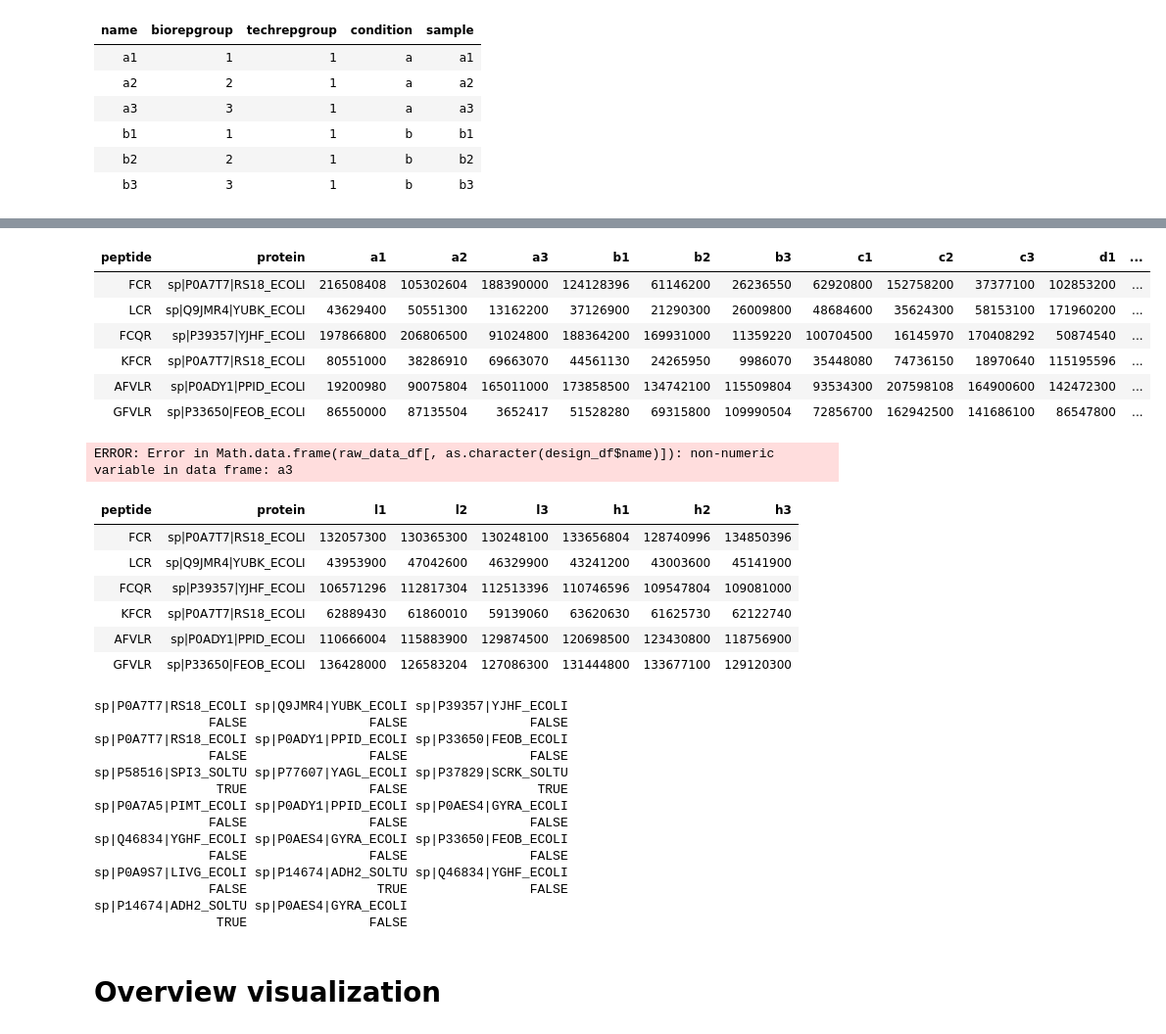
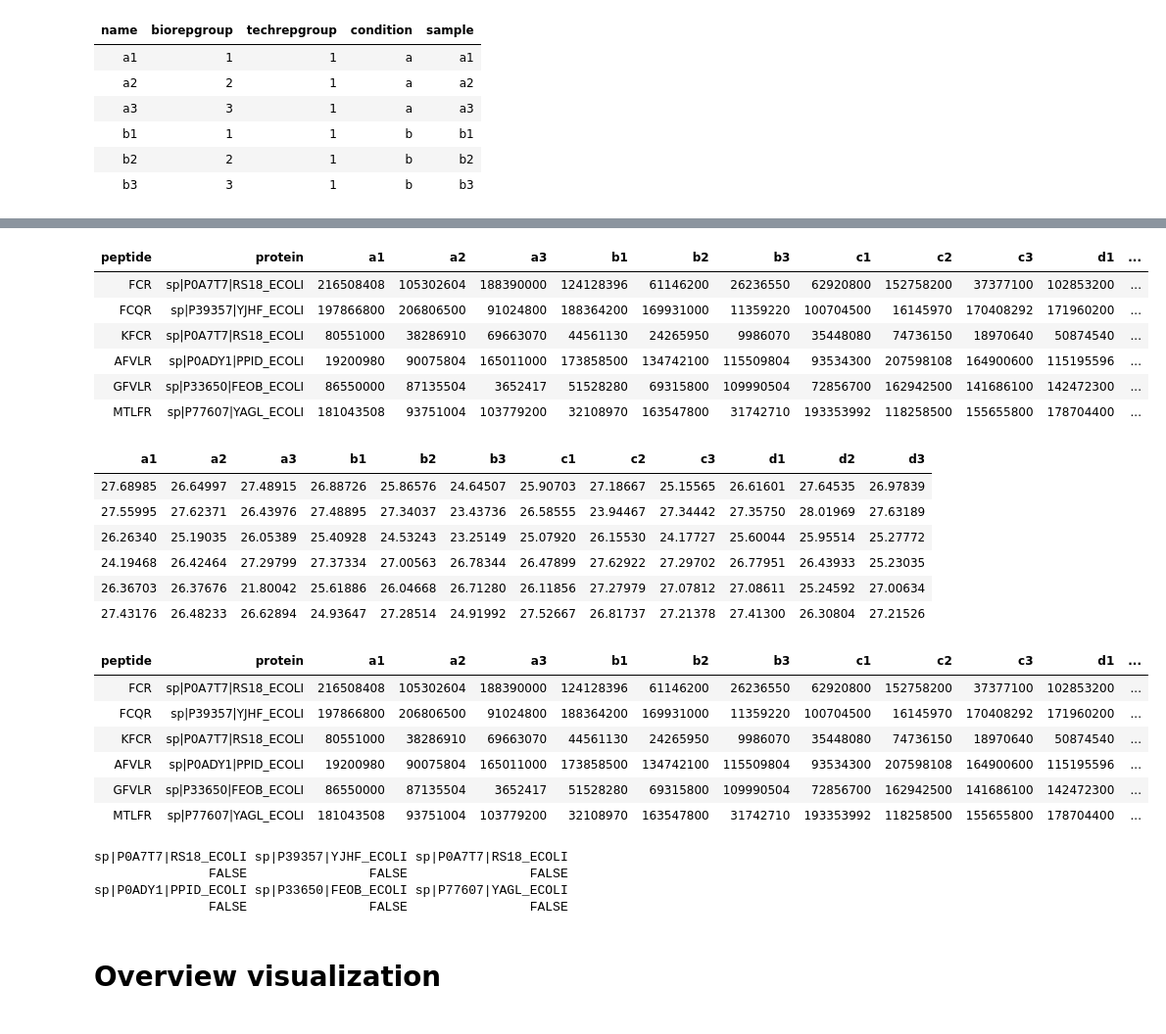
Before and after one commit to Jakob37/ResearchSchoolAlgorithmsInBioinformatics, a Jupyter notebook: project/analyze_data.ipynb, the cells around one changed output, grey strips where cells are left out. Shown at 98% size. Cells and saved outputs as stored; diff of their text form; code cells hidden in the pictures.

```diff
--- a/project/analyze_data.ipynb
+++ b/project/analyze_data.ipynb
@@ -74,30 +54,35 @@ raw_data_df[, as.character(design_df$name)]
 # %%
 raw_data_df <- read.csv(expression_fp, sep="\t")
 head(raw_data_df)
-# raw_data_df$peptide <- as.character(raw_data_df$peptide)
-# raw_data_df$protein <- as.character(raw_data_df$protein)
-# # head(raw_data_df)
+raw_data_df$peptide <- as.character(raw_data_df$peptide)
+raw_data_df$protein <- as.character(raw_data_df$protein)
 data_df <- log2(raw_data_df[, as.character(design_df$name)])
-# head(data_df)
+head(data_df)
 # %% [output]
 | peptide | protein | a1 | a2 | a3 | b1 | b2 | b3 | c1 | c2 | c3 | d1 | ... |
 | FCR | sp|P0A7T7|RS18_ECOLI | 216508408 | 105302604 | 188390000 | 124128396 | 61146200 | 26236550 | 62920800 | 152758200 | 37377100 | 102853200 | ... |
-| LCR | sp|Q9JMR4|YUBK_ECOLI | 43629400 | 50551300 | 13162200 | 37126900 | 21290300 | 26009800 | 48684600 | 35624300 | 58153100 | 171960200 | ... |
-| FCQR | sp|P39357|YJHF_ECOLI | 197866800 | 206806500 | 91024800 | 188364200 | 169931000 | 11359220 | 100704500 | 16145970 | 170408292 | 50874540 | ... |
-| KFCR | sp|P0A7T7|RS18_ECOLI | 80551000 | 38286910 | 69663070 | 44561130 | 24265950 | 9986070 | 35448080 | 74736150 | 18970640 | 115195596 | ... |
-| AFVLR | sp|P0ADY1|PPID_ECOLI | 19200980 | 90075804 | 165011000 | 173858500 | 134742100 | 115509804 | 93534300 | 207598108 | 164900600 | 142472300 | ... |
-| GFVLR | sp|P33650|FEOB_ECOLI | 86550000 | 87135504 | 3652417 | 51528280 | 69315800 | 109990504 | 72856700 | 162942500 | 141686100 | 86547800 | ... |
+| FCQR | sp|P39357|YJHF_ECOLI | 197866800 | 206806500 | 91024800 | 188364200 | 169931000 | 11359220 | 100704500 | 16145970 | 170408292 | 171960200 | ... |
+| KFCR | sp|P0A7T7|RS18_ECOLI | 80551000 | 38286910 | 69663070 | 44561130 | 24265950 | 9986070 | 35448080 | 74736150 | 18970640 | 50874540 | ... |
+| AFVLR | sp|P0ADY1|PPID_ECOLI | 19200980 | 90075804 | 165011000 | 173858500 | 134742100 | 115509804 | 93534300 | 207598108 | 164900600 | 115195596 | ... |
+| GFVLR | sp|P33650|FEOB_ECOLI | 86550000 | 87135504 | 3652417 | 51528280 | 69315800 | 109990504 | 72856700 | 162942500 | 141686100 | 142472300 | ... |
+| MTLFR | sp|P77607|YAGL_ECOLI | 181043508 | 93751004 | 103779200 | 32108970 | 163547800 | 31742710 | 193353992 | 118258500 | 155655800 | 178704400 | ... |
-ERROR: Error in Math.data.frame(raw_data_df[, as.character(design_df$name)]): non-numeric variable in data frame: a3
+| a1 | a2 | a3 | b1 | b2 | b3 | c1 | c2 | c3 | d1 | d2 | d3 |
+| 27.68985 | 26.64997 | 27.48915 | 26.88726 | 25.86576 | 24.64507 | 25.90703 | 27.18667 | 25.15565 | 26.61601 | 27.64535 | 26.97839 |
+| 27.55995 | 27.62371 | 26.43976 | 27.48895 | 27.34037 | 23.43736 | 26.58555 | 23.94467 | 27.34442 | 27.35750 | 28.01969 | 27.63189 |
+| 26.26340 | 25.19035 | 26.05389 | 25.40928 | 24.53243 | 23.25149 | 25.07920 | 26.15530 | 24.17727 | 25.60044 | 25.95514 | 25.27772 |
+| 24.19468 | 26.42464 | 27.29799 | 27.37334 | 27.00563 | 26.78344 | 26.47899 | 27.62922 | 27.29702 | 26.77951 | 26.43933 | 25.23035 |
+| 26.36703 | 26.37676 | 21.80042 | 25.61886 | 26.04668 | 26.71280 | 26.11856 | 27.27979 | 27.07812 | 27.08611 | 25.24592 | 27.00634 |
+| 27.43176 | 26.48233 | 26.62894 | 24.93647 | 27.28514 | 24.91992 | 27.52667 | 26.81737 | 27.21378 | 27.41300 | 26.30804 | 27.21526 |
 # %%
 head(raw_data_df)
 # %% [output]
-| peptide | protein | l1 | l2 | l3 | h1 | h2 | h3 |
-| FCR | sp|P0A7T7|RS18_ECOLI | 132057300 | 130365300 | 130248100 | 133656804 | 128740996 | 134850396 |
-| LCR | sp|Q9JMR4|YUBK_ECOLI | 43953900 | 47042600 | 46329900 | 43241200 | 43003600 | 45141900 |
-| FCQR | sp|P39357|YJHF_ECOLI | 106571296 | 112817304 | 112513396 | 110746596 | 109547804 | 109081000 |
-| KFCR | sp|P0A7T7|RS18_ECOLI | 62889430 | 61860010 | 59139060 | 63620630 | 61625730 | 62122740 |
-| AFVLR | sp|P0ADY1|PPID_ECOLI | 110666004 | 115883900 | 129874500 | 120698500 | 123430800 | 118756900 |
-| GFVLR | sp|P33650|FEOB_ECOLI | 136428000 | 126583204 | 127086300 | 131444800 | 133677100 | 129120300 |
+| peptide | protein | a1 | a2 | a3 | b1 | b2 | b3 | c1 | c2 | c3 | d1 | ... |
+| FCR | sp|P0A7T7|RS18_ECOLI | 216508408 | 105302604 | 188390000 | 124128396 | 61146200 | 26236550 | 62920800 | 152758200 | 37377100 | 102853200 | ... |
+| FCQR | sp|P39357|YJHF_ECOLI | 197866800 | 206806500 | 91024800 | 188364200 | 169931000 | 11359220 | 100704500 | 16145970 | 170408292 | 171960200 | ... |
+| KFCR | sp|P0A7T7|RS18_ECOLI | 80551000 | 38286910 | 69663070 | 44561130 | 24265950 | 9986070 | 35448080 | 74736150 | 18970640 | 50874540 | ... |
+| AFVLR | sp|P0ADY1|PPID_ECOLI | 19200980 | 90075804 | 165011000 | 173858500 | 134742100 | 115509804 | 93534300 | 207598108 | 164900600 | 115195596 | ... |
+| GFVLR | sp|P33650|FEOB_ECOLI | 86550000 | 87135504 | 3652417 | 51528280 | 69315800 | 109990504 | 72856700 | 162942500 | 141686100 | 142472300 | ... |
+| MTLFR | sp|P77607|YAGL_ECOLI | 181043508 | 93751004 | 103779200 | 32108970 | 163547800 | 31742710 | 193353992 | 118258500 | 155655800 | 178704400 | ... |
 # %%
 parse_annot <- function(annot_string) {
 
@@ -116,23 +101,12 @@ parse_annot <- function(annot_string) {
 }
 # %%
 spike_col <- sapply(as.character(raw_data_df[, "protein"]), parse_annot)
-head(spike_col, 20)
-# raw_data_df <- cbind(raw_data_df, spikein=spike_col)
+head(spike_col)
 # %% [output]
-sp|P0A7T7|RS18_ECOLI sp|Q9JMR4|YUBK_ECOLI sp|P39357|YJHF_ECOLI
+sp|P0A7T7|RS18_ECOLI sp|P39357|YJHF_ECOLI sp|P0A7T7|RS18_ECOLI
                FALSE                FALSE                FALSE
-sp|P0A7T7|RS18_ECOLI sp|P0ADY1|PPID_ECOLI sp|P33650|FEOB_ECOLI
+sp|P0ADY1|PPID_ECOLI sp|P33650|FEOB_ECOLI sp|P77607|YAGL_ECOLI
                FALSE                FALSE                FALSE
-sp|P58516|SPI3_SOLTU sp|P77607|YAGL_ECOLI sp|P37829|SCRK_SOLTU
-                TRUE                FALSE                 TRUE
-sp|P0A7A5|PIMT_ECOLI sp|P0ADY1|PPID_ECOLI sp|P0AES4|GYRA_ECOLI
-               FALSE                FALSE                FALSE
-sp|Q46834|YGHF_ECOLI sp|P0AES4|GYRA_ECOLI sp|P33650|FEOB_ECOLI
-               FALSE                FALSE                FALSE
-sp|P0A9S7|LIVG_ECOLI sp|P14674|ADH2_SOLTU sp|Q46834|YGHF_ECOLI
-               FALSE                 TRUE                FALSE
-sp|P14674|ADH2_SOLTU sp|P0AES4|GYRA_ECOLI
-                TRUE                FALSE
 # %% [markdown]
 # Overview visualization
 # %%
```
Also changed, not shown: parts of 3 cells of this notebook, 2 other files.
